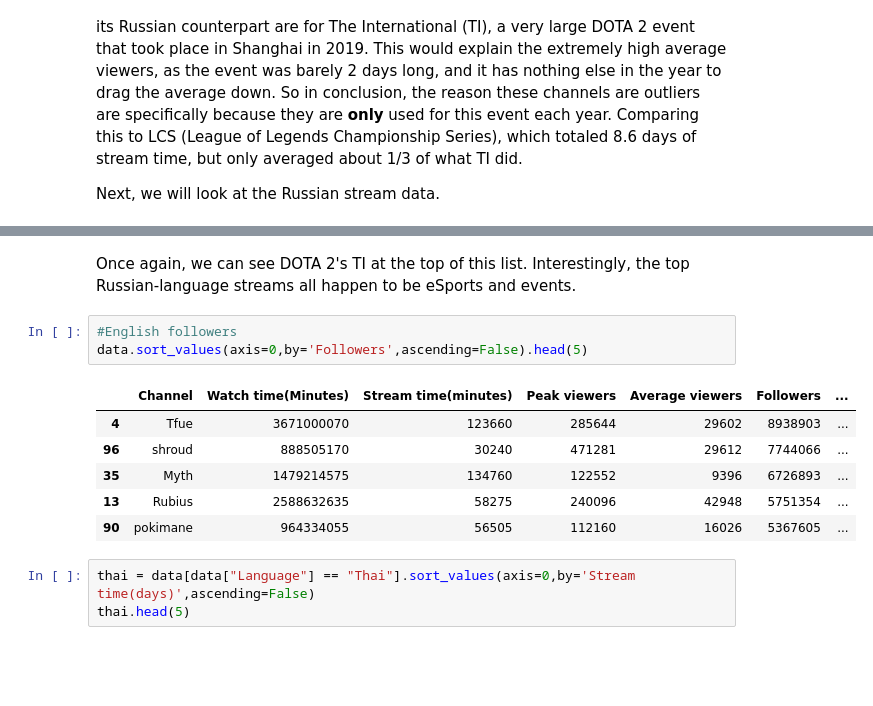
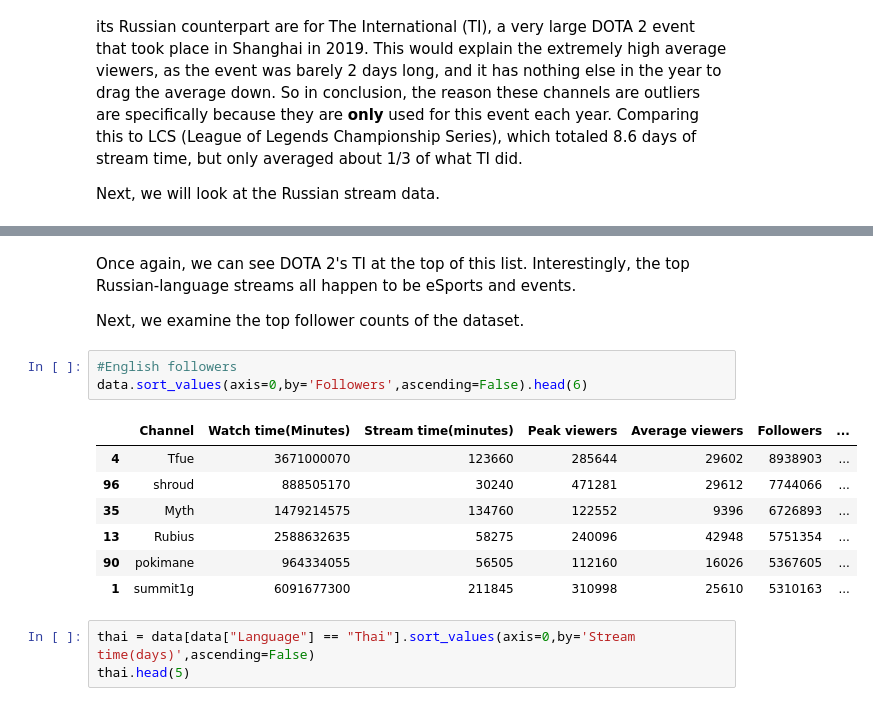
Before and after one commit to BeanutPutters/BeanutPutters.github.io, a Jupyter notebook: project0/Final.ipynb, the cells around one changed output, grey strips where cells are left out. Cells and saved outputs as stored; diff of their text form; blank space fills up the shorter version.

```diff
--- a/project0/Final.ipynb
+++ b/project0/Final.ipynb
@@ -240,16 +248,19 @@ rus.head()
 | 53 | csgomc_ru | 1308967860 | 77955 | 364816 | 17020 | 492954 | ... |
 # %% [markdown]
 Once again, we can see DOTA 2's TI at the top of this list. Interestingly, the top Russian-language streams all happen to be eSports and events.
+
+Next, we examine the top follower counts of the dataset.
 # %%
 #English followers
-data.sort_values(axis=0,by='Followers',ascending=False).head(5)
+data.sort_values(axis=0,by='Followers',ascending=False).head(6)
 # %% [output]
 |  | Channel | Watch time(Minutes) | Stream time(minutes) | Peak viewers | Average viewers | Followers | ... |
 | 4 | Tfue | 3671000070 | 123660 | 285644 | 29602 | 8938903 | ... |
 | 96 | shroud | 888505170 | 30240 | 471281 | 29612 | 7744066 | ... |
 | 35 | Myth | 1479214575 | 134760 | 122552 | 9396 | 6726893 | ... |
 | 13 | Rubius | 2588632635 | 58275 | 240096 | 42948 | 5751354 | ... |
 | 90 | pokimane | 964334055 | 56505 | 112160 | 16026 | 5367605 | ... |
+| 1 | summit1g | 6091677300 | 211845 | 310998 | 25610 | 5310163 | ... |
 # %%
 thai = data[data["Language"] == "Thai"].sort_values(axis=0,by='Stream time(days)',ascending=False)
 thai.head(5)
```
Also changed, not shown: parts of 15 cells of this notebook.
